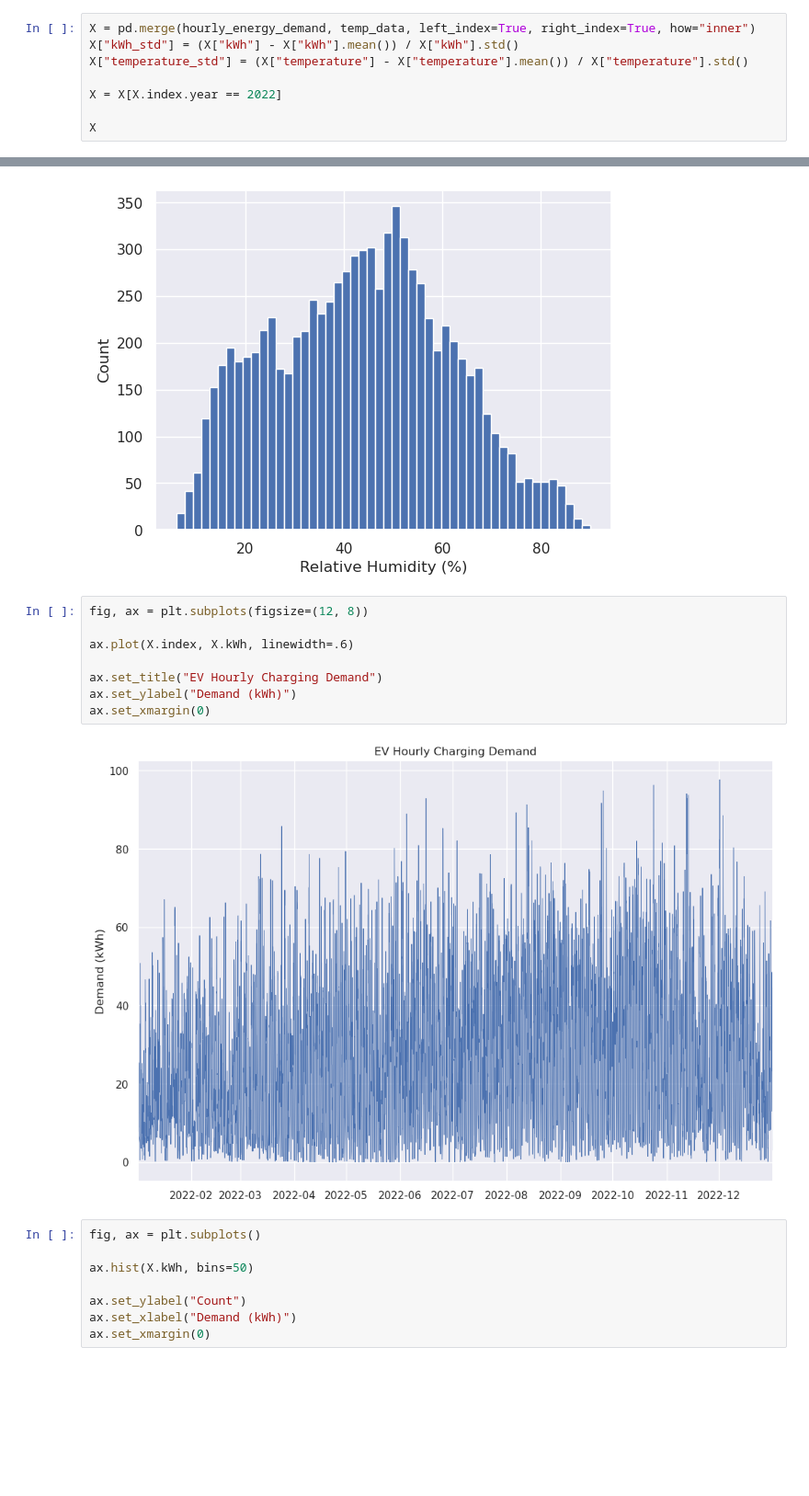
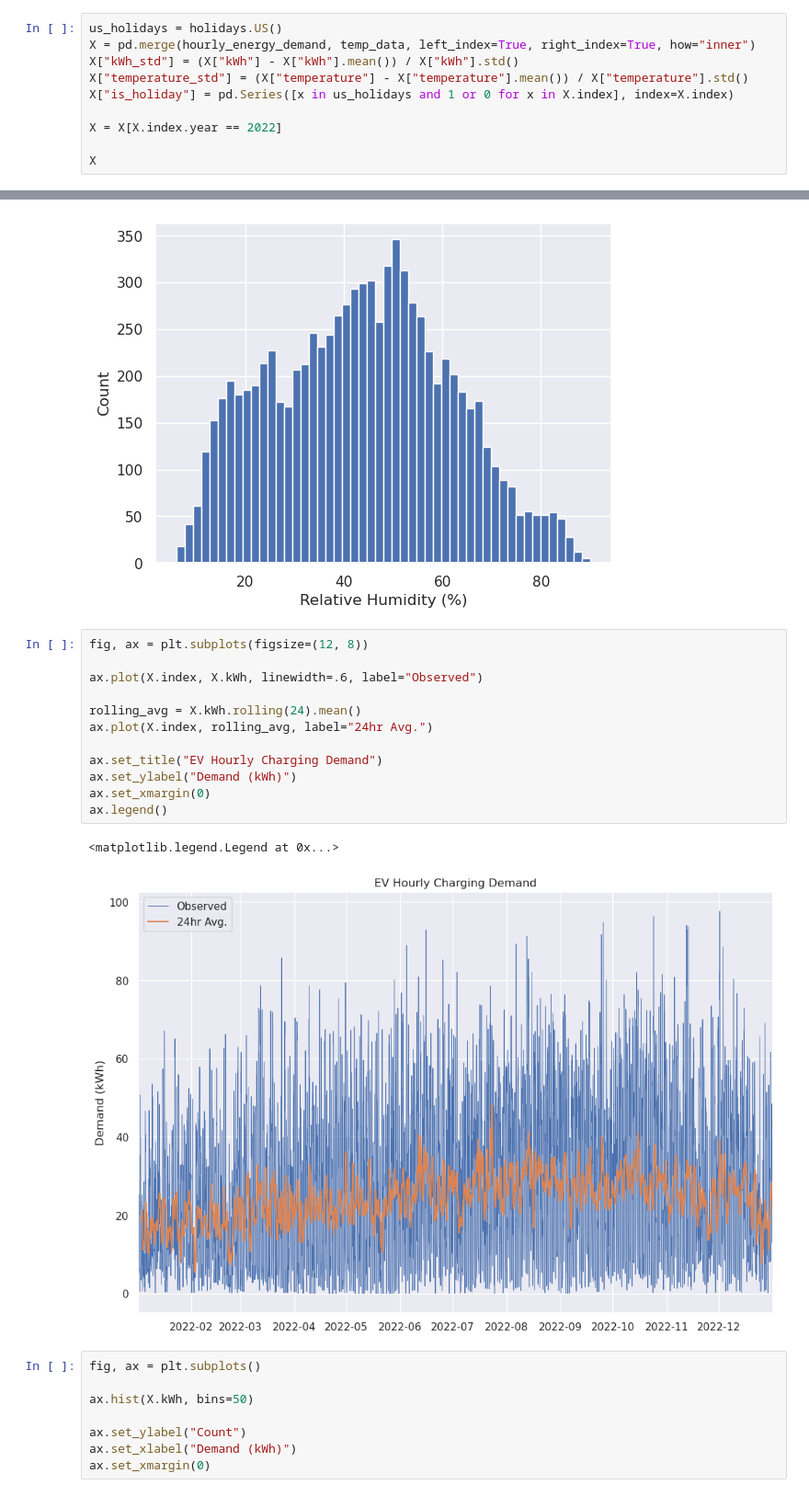
Before and after one commit to camirmas/ev_analysis, a Jupyter notebook: ev_analysis/load_prediction.ipynb, the cells around one changed output, grey strips where cells are left out. Shown at 92% size. Drawn from its saved outputs; the diff is of its cells as text; blank space fills up the shorter version.

```diff
--- a/ev_analysis/load_prediction.ipynb
+++ b/ev_analysis/load_prediction.ipynb
@@ -182,9 +183,11 @@ temp_data = temp_data.dropna()
 # %% [markdown]
 ## Train/Test Split
 # %%
+us_holidays = holidays.US()
 X = pd.merge(hourly_energy_demand, temp_data, left_index=True, right_index=True, how="inner")
 X["kWh_std"] = (X["kWh"] - X["kWh"].mean()) / X["kWh"].std()
 X["temperature_std"] = (X["temperature"] - X["temperature"].mean()) / X["temperature"].std()
+X["is_holiday"] = pd.Series([x in us_holidays and 1 or 0 for x in X.index], index=X.index)
 
 X = X[X.index.year == 2022]
 
@@ -248,13 +251,18 @@ Text(0, 0.5, 'Count')
 # %%
 fig, ax = plt.subplots(figsize=(12, 8))
 
-ax.plot(X.index, X.kWh, linewidth=.6)
+ax.plot(X.index, X.kWh, linewidth=.6, label="Observed")
+
+rolling_avg = X.kWh.rolling(24).mean()
+ax.plot(X.index, rolling_avg, label="24hr Avg.")
 
 ax.set_title("EV Hourly Charging Demand")
 ax.set_ylabel("Demand (kWh)")
 ax.set_xmargin(0)
+ax.legend()
 # %% [output]
+<matplotlib.legend.Legend at 0x...>
-[figure, old version]
+[figure, new version]
 # %%
 fig, ax = plt.subplots()
 
```
Also changed, not shown: parts of 27 cells of this notebook.
